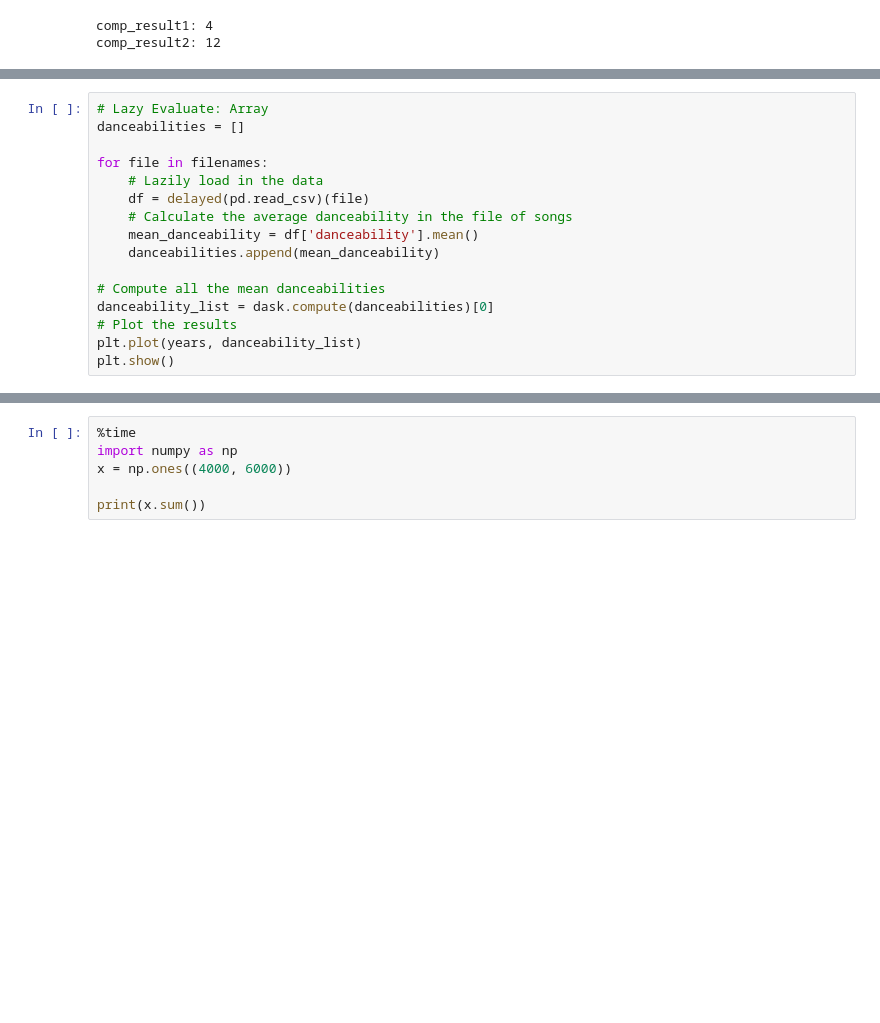
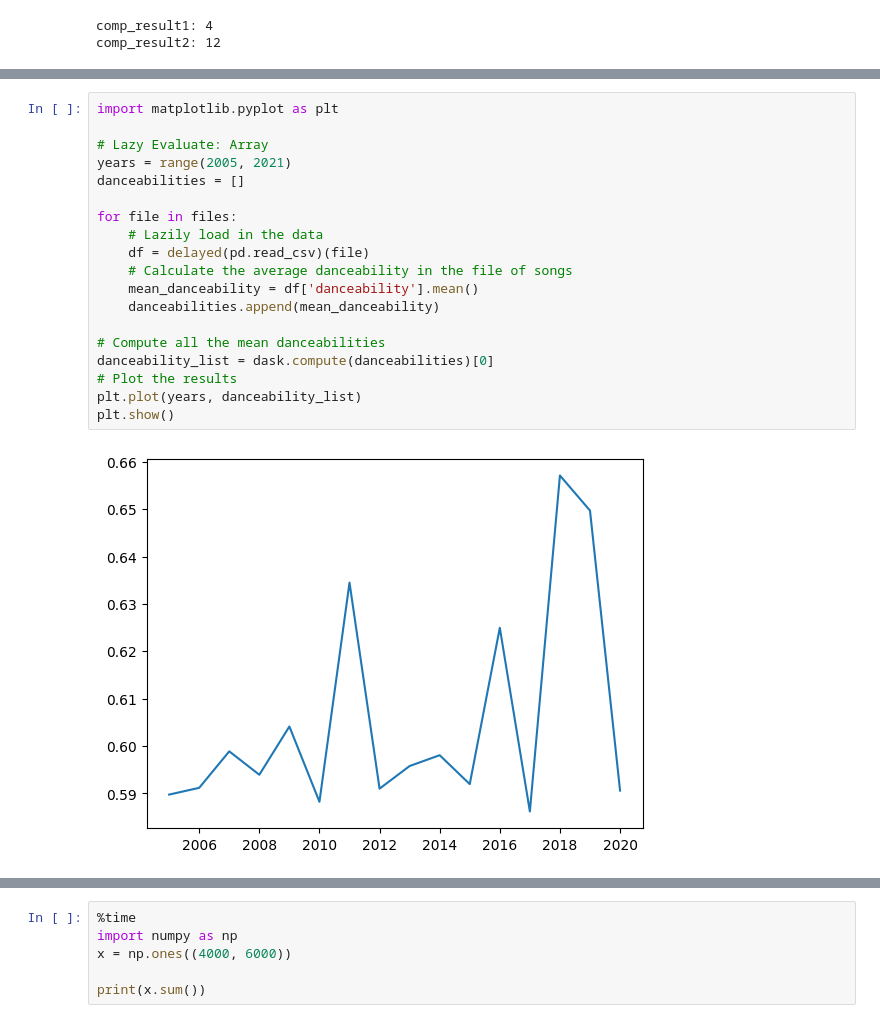
Before and after one commit to amalibnu/DaskRepo, a Jupyter notebook: Dask_Code_Datacamp.ipynb, the cells around one changed output, grey strips where cells are left out. Saved outputs shown, nothing was run; the diff lists cells and outputs as text; blank space fills up the shorter version.

```diff
--- a/Dask_Code_Datacamp.ipynb
+++ b/Dask_Code_Datacamp.ipynb
@@ -105,19 +539,24 @@ print(total_n_songs, fraction_c)
 # %%
+import matplotlib.pyplot as plt
+
 # Lazy Evaluate: Array
+years = range(2005, 2021)
 danceabilities = []
 
-for file in filenames:
+for file in files:
 	# Lazily load in the data
     df = delayed(pd.read_csv)(file)
     # Calculate the average danceability in the file of songs
     mean_danceability = df['danceability'].mean()
     danceabilities.append(mean_danceability)
 
 # Compute all the mean danceabilities
 danceability_list = dask.compute(danceabilities)[0]
 # Plot the results
 plt.plot(years, danceability_list)
 plt.show()
+# %% [output]
+[figure, added]
 # %%
 # Lazy Evaluation, Array lalu diconcat
 
```
Also changed, not shown: parts of 61 cells of this notebook.
